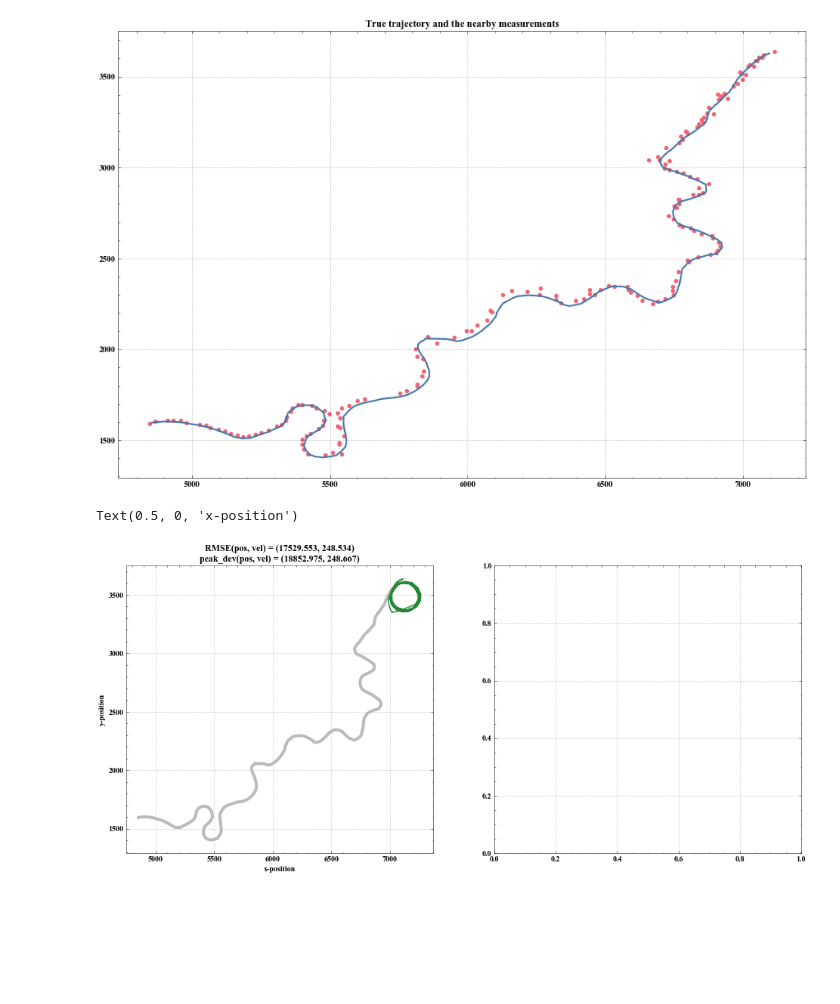
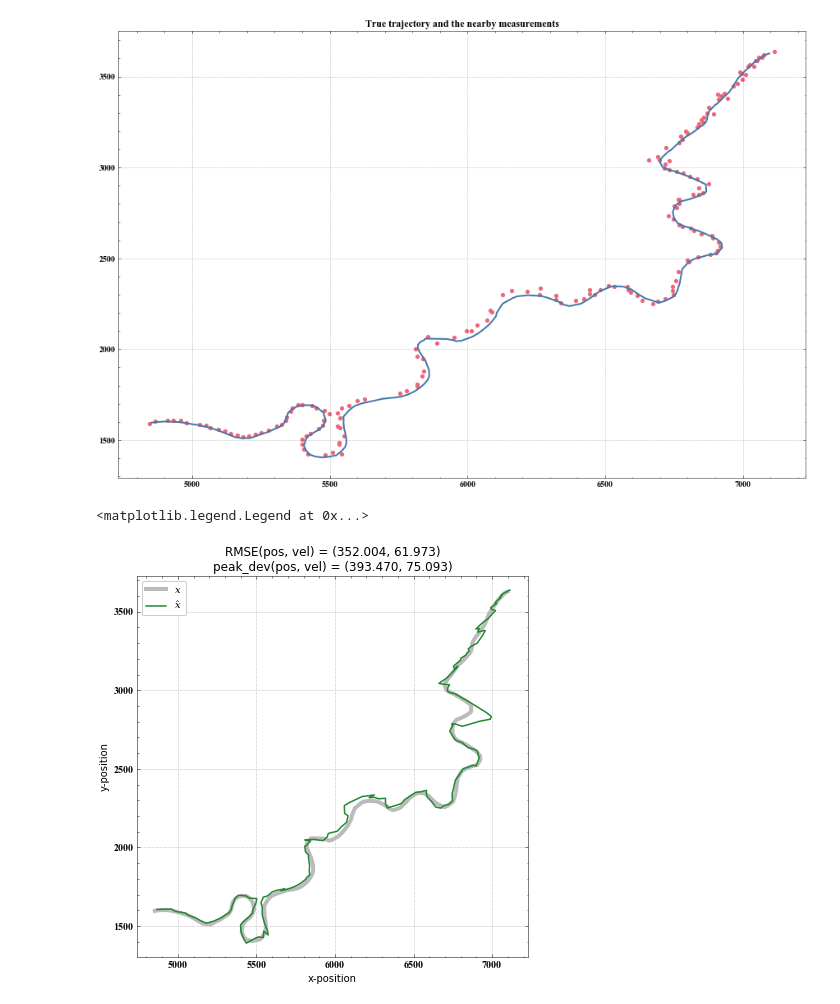
Before and after one commit to jkaob/TTK4250-sensorfusion, a Jupyter notebook: o6/o6_joyride_ekf.ipynb, the cells around one changed output. Cells and saved outputs as stored; diff of their text form; code cells hidden in the pictures; blank space fills up the shorter version.

```diff
--- a/o6/o6_joyride_ekf.ipynb
+++ b/o6/o6_joyride_ekf.ipynb
@@ -93,8 +93,8 @@ gate_size         = 4
 
 # dynamic models
 sigma_a_CV        = 3
-sigma_a_CT        = 0.3
-sigma_omega       = 0.1 * np.pi
+sigma_a_CT        = 3
+sigma_omega       = 0.005 * np.pi
 
 if EKF_CV:
     mean_init     = Xgt[0]
@@ -166,18 +166,19 @@ ANEES    = np.mean(NEES)
 # %%
 # %% plots
 # trajectory
-fig3, axs3 = plt.subplots(1, 2, num=3, clear=True, figsize=(16,7))
-axs3[0].plot(*Xgt.T[:2], label="$x$", color="C6", linewidth=4)
-axs3[0].plot(*x_hat.T[:2], label=r"$\hat x$", color="C2", linewidth=1.5)
-axs3[0].set_title(
-    f"RMSE(pos, vel) = ({posRMSE:.3f}, {velRMSE:.3f})\npeak_dev(pos, vel) = ({peak_pos_deviation:.3f}, {peak_vel_deviation:.3f})"
+fig3, axs3 = plt.subplots(num=1, clear=True, figsize=(7,7))
+axs3.plot(*Xgt.T[:2], label="$x$", color="C6", linewidth=4)
+axs3.plot(*x_hat.T[:2], label=r"$\hat x$", color="C2", linewidth=1.5)
+axs3.set_title(
+    f"RMSE(pos, vel) = ({posRMSE:.3f}, {velRMSE:.3f})\npeak_dev(pos, vel) = ({peak_pos_deviation:.3f}, {peak_vel_deviation:.3f})", fontdict = {'family': 'sans-serif'}
 )
-axs3[0].axis("equal")
-axs3[0].set_ylabel("y-position")
-axs3[0].set_xlabel("x-position")
+axs3.axis("equal")
+axs3.set_ylabel("y-position", fontdict={'family':'sans-serif'})
+axs3.set_xlabel("x-position", fontdict={'family':'sans-serif'})
+axs3.legend(loc="upper left")
 # %% [output]
-Text(0.5, 0, 'x-position')
+<matplotlib.legend.Legend at 0x...>
-[figure, old version]
+[figure, new version]
 # %%
 # NEES
 fig4, axs4 = plt.subplots(3, sharex=True, num=4, clear=True, figsize=(15,15))
```
Also changed, not shown: parts of 2 cells of this notebook, 1 other file.
